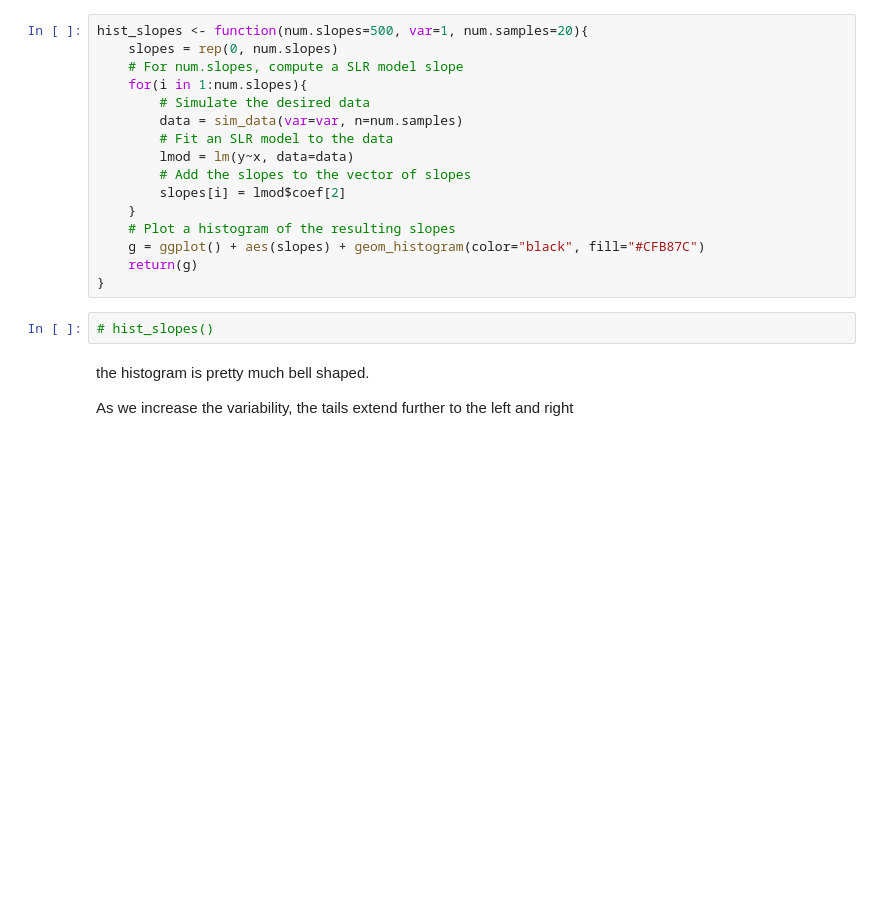
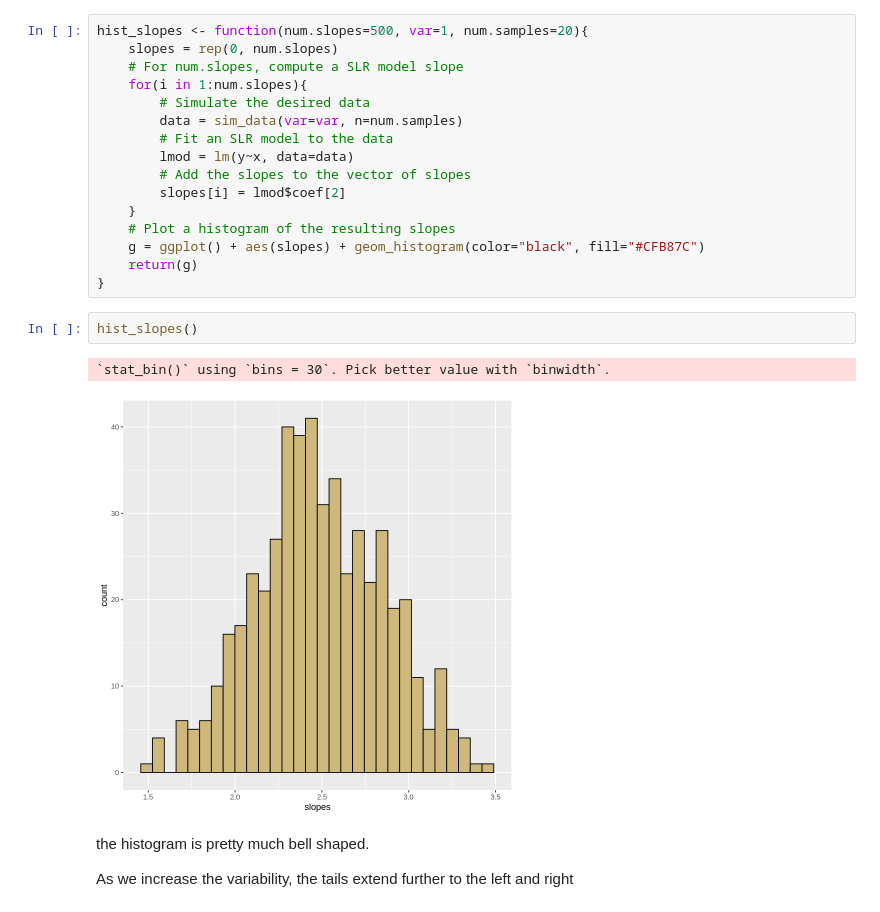
Before and after one commit to duba1910/msds, a Jupyter notebook: Statistical Modeling/5011 Modern Regression Analysis/m_3/C1M3_peer_reviewed.ipynb, the cells around one changed output. Saved outputs shown, nothing was run; the diff lists cells and outputs as text; blank space fills up the shorter version.

```diff
--- a/Statistical Modeling/5011 Modern Regression Analysis/m_3/C1M3_peer_reviewed.ipynb
+++ b/Statistical Modeling/5011 Modern Regression Analysis/m_3/C1M3_peer_reviewed.ipynb
@@ -205,8 +224,11 @@ hist_slopes <- function(num.slopes=500, var=1, num.samples=20){
     g = ggplot() + aes(slopes) + geom_histogram(color="black", fill="#CFB87C")
     return(g)
 }
-# %%
-# hist_slopes()
+# %%
+hist_slopes()
+# %% [output]
+`stat_bin()` using `bins = 30`. Pick better value with `binwidth`.
+[figure, added]
 # %% [markdown]
 the histogram is pretty much bell shaped.
 
```
Also changed, not shown: parts of 4 cells of this notebook, 4 other files.
